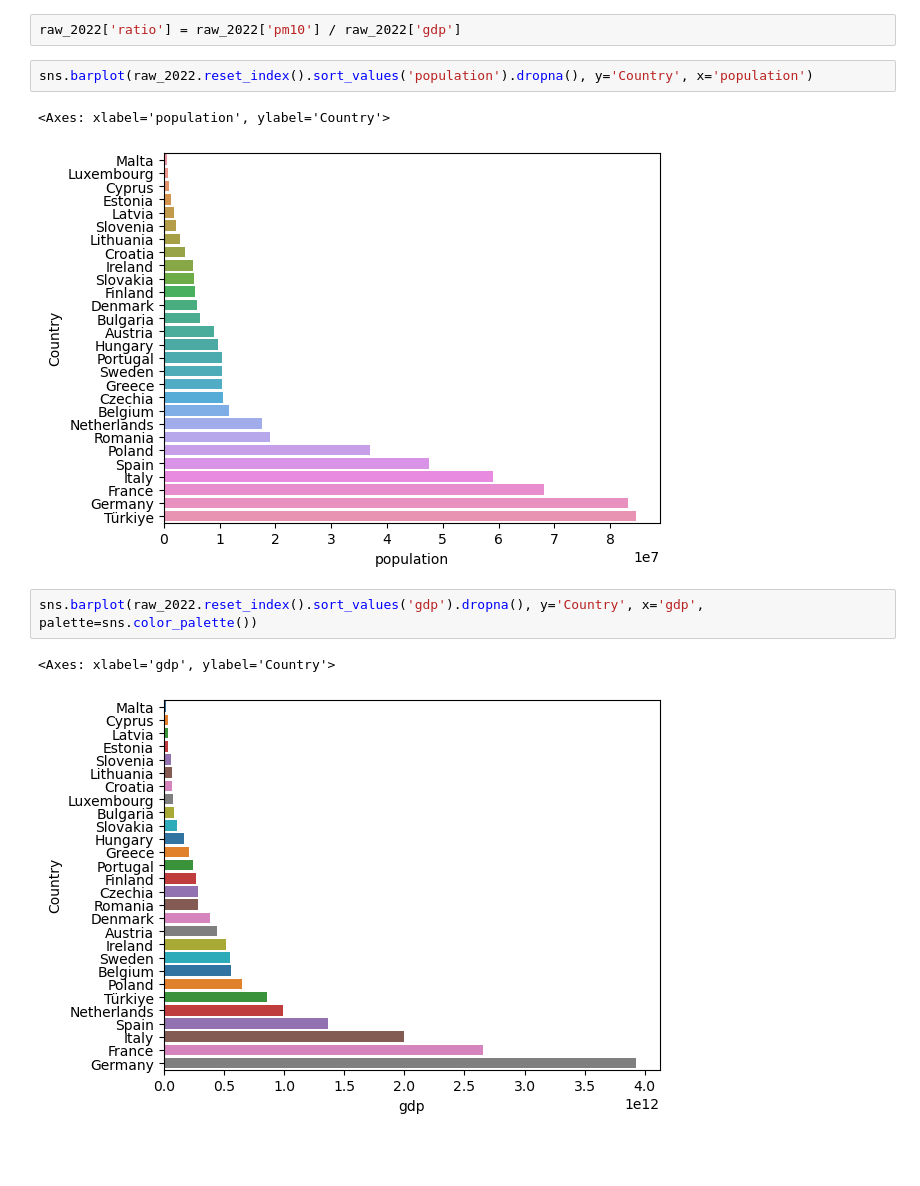
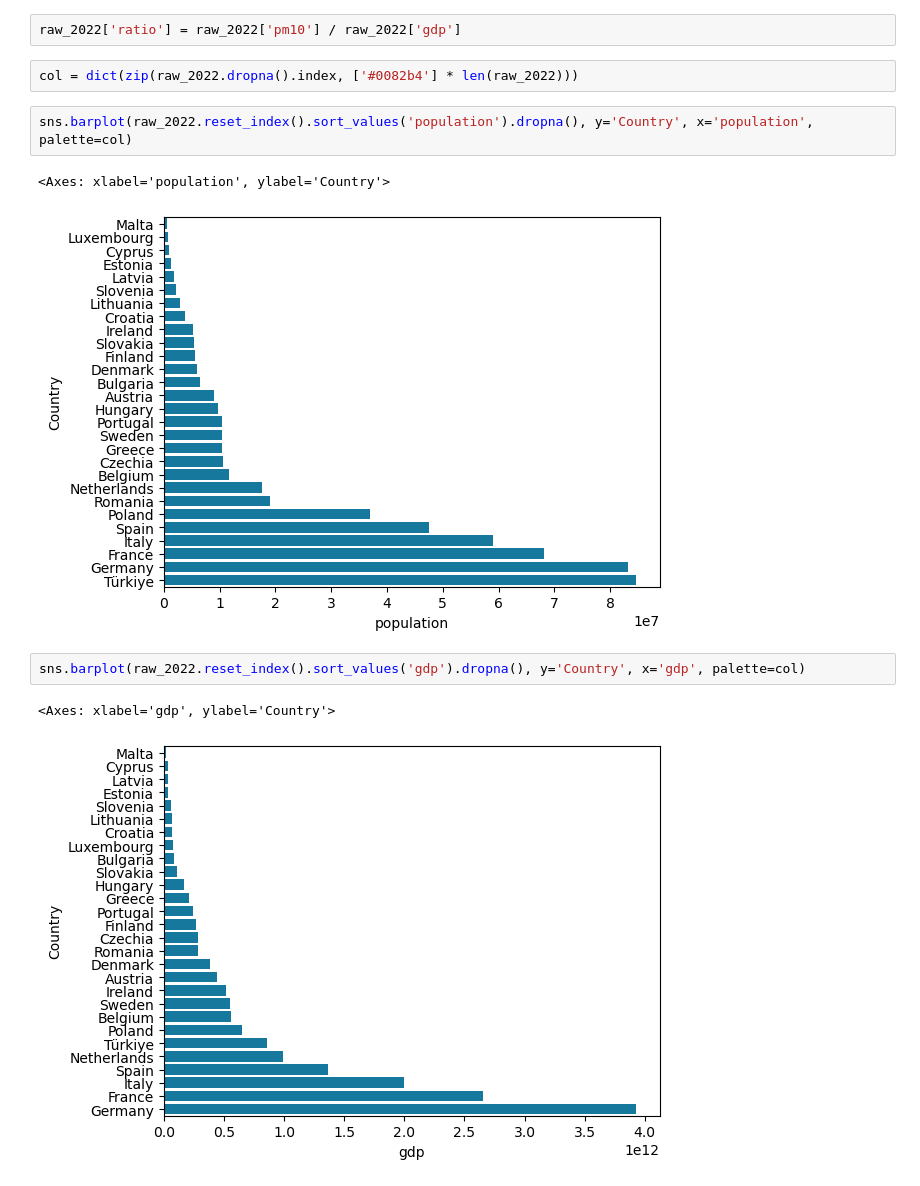
Before and after one commit to schben597/data_science, a Jupyter notebook: eu_gdp/eu_countries_air-Copy1.ipynb, the cells around one changed output. Saved outputs shown, nothing was run; the diff lists cells and outputs as text; blank space fills up the shorter version.

```diff
--- a/eu_gdp/eu_countries_air-Copy1.ipynb
+++ b/eu_gdp/eu_countries_air-Copy1.ipynb
@@ -129,14 +129,16 @@ sns.scatterplot(raw_2022, x='gdp', y='pm10')
 [figure]
 # %%
 raw_2022['ratio'] = raw_2022['pm10'] / raw_2022['gdp']
+# %%
+col = dict(zip(raw_2022.dropna().index, ['#0082b4'] * len(raw_2022)))
 # %%
-sns.barplot(raw_2022.reset_index().sort_values('population').dropna(), y='Country', x='population')
+sns.barplot(raw_2022.reset_index().sort_values('population').dropna(), y='Country', x='population', palette=col)
 # %% [output]
 <Axes: xlabel='population', ylabel='Country'>
-[figure, old version]
+[figure, new version]
 # %%
-sns.barplot(raw_2022.reset_index().sort_values('gdp').dropna(), y='Country', x='gdp', palette=sns.color_palette())
+sns.barplot(raw_2022.reset_index().sort_values('gdp').dropna(), y='Country', x='gdp', palette=col)
 # %% [output]
 <Axes: xlabel='gdp', ylabel='Country'>
-[figure, old version]
+[figure, new version]
 # %%
```
Also changed, not shown: parts of 3 cells of this notebook.
